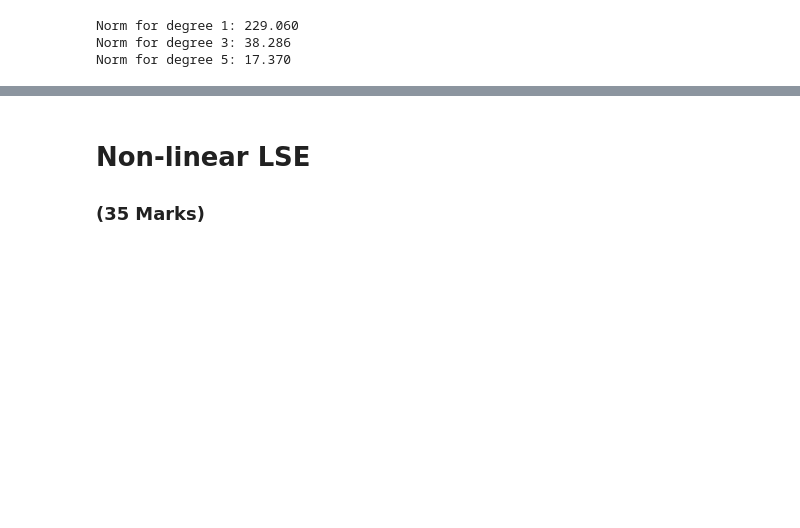
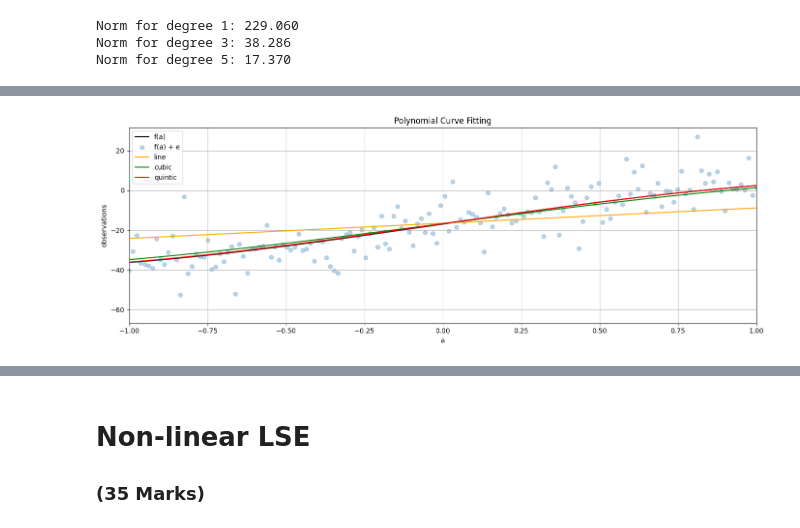
Before and after one commit to Divya-Bhavsar03/engg680_2024_fall, a Jupyter notebook: Lab_Assignment2/Assignment2.ipynb, the cells around one changed output, grey strips where cells are left out. Cells and saved outputs as stored; diff of their text form; code cells hidden in the pictures; blank space fills up the shorter version.

Commit message:
repeat the steps 6-10, using the proper P matrix(step13) and Compare the results(step14)

```diff
--- a/Lab_Assignment2/Assignment2.ipynb
+++ b/Lab_Assignment2/Assignment2.ipynb
@@ -258,0 +249,76 @@ P = np.diag(1 / l_var)
+# %%
+# step 13
+# repeat the steps 6-10, using the proper P matrix
+# (10 marks)
+#step6
+degrees = [1, 3, 5]
+
+fetch = []
+
+for deg in degrees:
+    x, cov_x, apv, v = fit_polynomial_curve(a, l, P, deg)
+
+    fetch.append({
+        'degree': deg,
+        'coefficients': x,
+        'covariance_matrix': cov_x,
+        'posterior_variance': apv,
+        'residuals': v
+    })
+    print(f'Coefficients(degree {deg}): {x}')
+    print(f'A posteriori variance factor(degree {deg}): {apv}\n')
+
+#step7
+line_coef = fetch[0]['coefficients']  # degree 1
+cubic_coef = fetch[1]['coefficients']  # degree 3
+quintic_coef = fetch[2]['coefficients']  # degree 5
+
+line_uw = np.polyval(line_coef[::-1], a)      # degree 1
+cubic_uw = np.polyval(cubic_coef[::-1], a)    # degree 3
+quintic_uw = np.polyval(quintic_coef[::-1], a) # degree 5
+
+
+#step8
+fig, ax = plt.subplots(nrows=1, ncols=1, figsize=(14, 5))
+
+ax.plot(a, l_true, label="f(a)", color='k')
+
+ax.scatter(a, l, label="f(a) + e", color='tab:blue', marker='o', alpha=0.3)
+
+ax.plot(a, line_uw, label='line', color='orange')
+ax.plot(a, cubic_uw, label='cubic', color='green')
+ax.plot(a, quintic_uw, label='quintic', color='red')
+
+ax.set_title('Polynomial Curve Fitting')
+ax.set_xlabel('a')
+ax.set_ylabel('observations')
+
+ax.grid(True, which='both', ls='-', color='0.65')
+
+ax.legend()
+
+ax.set_xlim(-1, 1)
+
+fig.tight_layout()
+
+plt.show()
+
+
+#step9
+for posterier in fetch:
+    degree = posterier['degree']
+    apv = posterier['posterior_variance']
+    print(f"A posteriori variance factor for degree {degree}: {apv:.3f}")
+
+
+#step10
+predicted_observations = {
+    1: line_uw,
+    3: cubic_uw,
+    5: quintic_uw
+}
+
+for degree in predicted_observations.keys():
+    norm = np.linalg.norm(predicted_observations[degree] - l_true)
+    print(f"Norm for degree {degree}: {norm:.3f}")
+# %% [output]
@@ -258,0 +334 @@ P = np.diag(1 / l_var)
+[figure, added]
```
Also changed, not shown: parts of 4 cells of this notebook.
